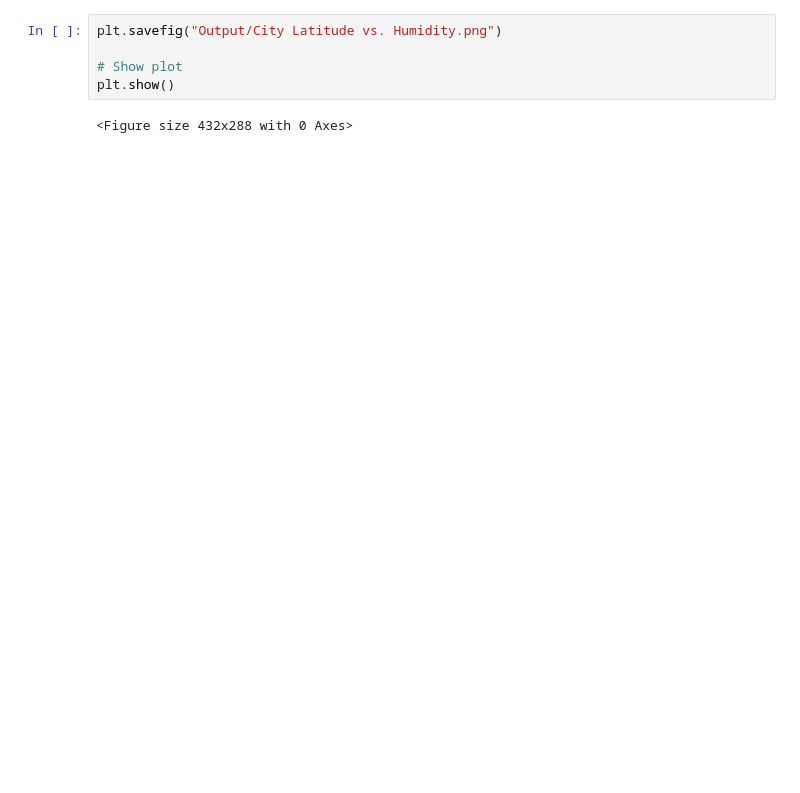
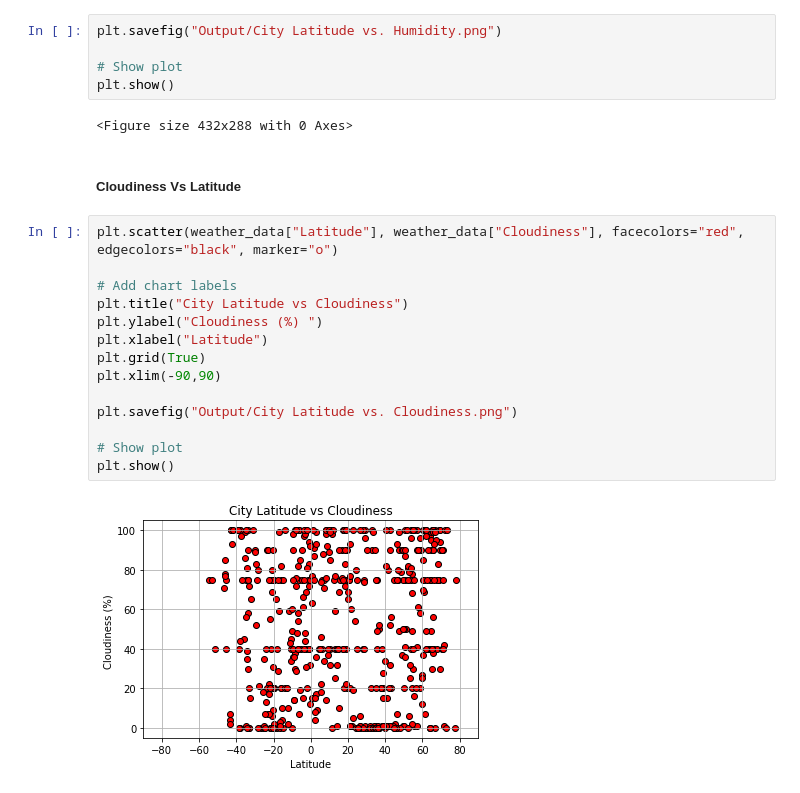
Before and after one commit to ShimsyV/python-api-challenge, a Jupyter notebook: WeatherPy/WeatherPy.ipynb, the cells around one changed output. Saved outputs shown, nothing was run; the diff lists cells and outputs as text; blank space fills up the shorter version.

```diff
--- a/WeatherPy/WeatherPy.ipynb
+++ b/WeatherPy/WeatherPy.ipynb
@@ -206,3 +206,21 @@ plt.savefig("Output/City Latitude vs. Humidity.png")
 plt.show()
 # %% [output]
 <Figure size 432x288 with 0 Axes>
+# %% [markdown]
+##### Cloudiness Vs Latitude
+# %%
+plt.scatter(weather_data["Latitude"], weather_data["Cloudiness"], facecolors="red", edgecolors="black", marker="o")
+
+# Add chart labels
+plt.title("City Latitude vs Cloudiness")
+plt.ylabel("Cloudiness (%) ")
+plt.xlabel("Latitude")
+plt.grid(True)
+plt.xlim(-90,90)
+
+plt.savefig("Output/City Latitude vs. Cloudiness.png")
+
+# Show plot
+plt.show()
+# %% [output]
+[figure, added]
```
Also changed, not shown: parts of 1 cell of this notebook, 3 other files.
